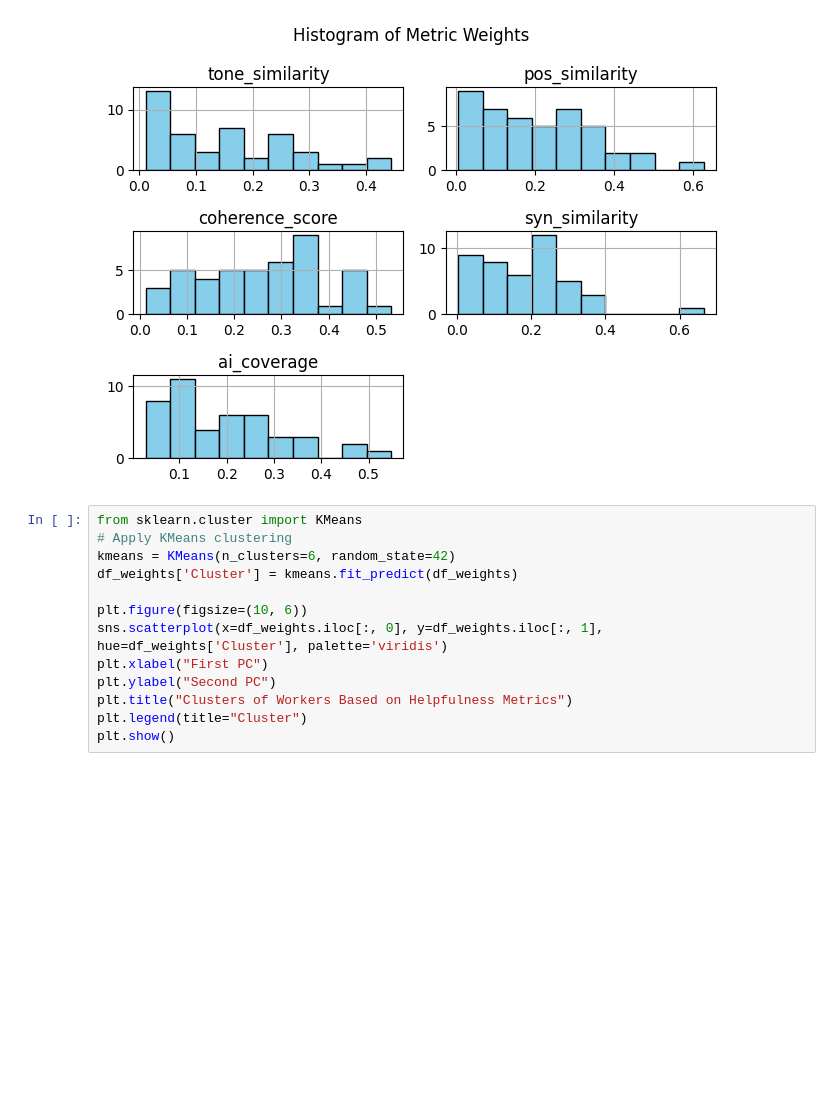
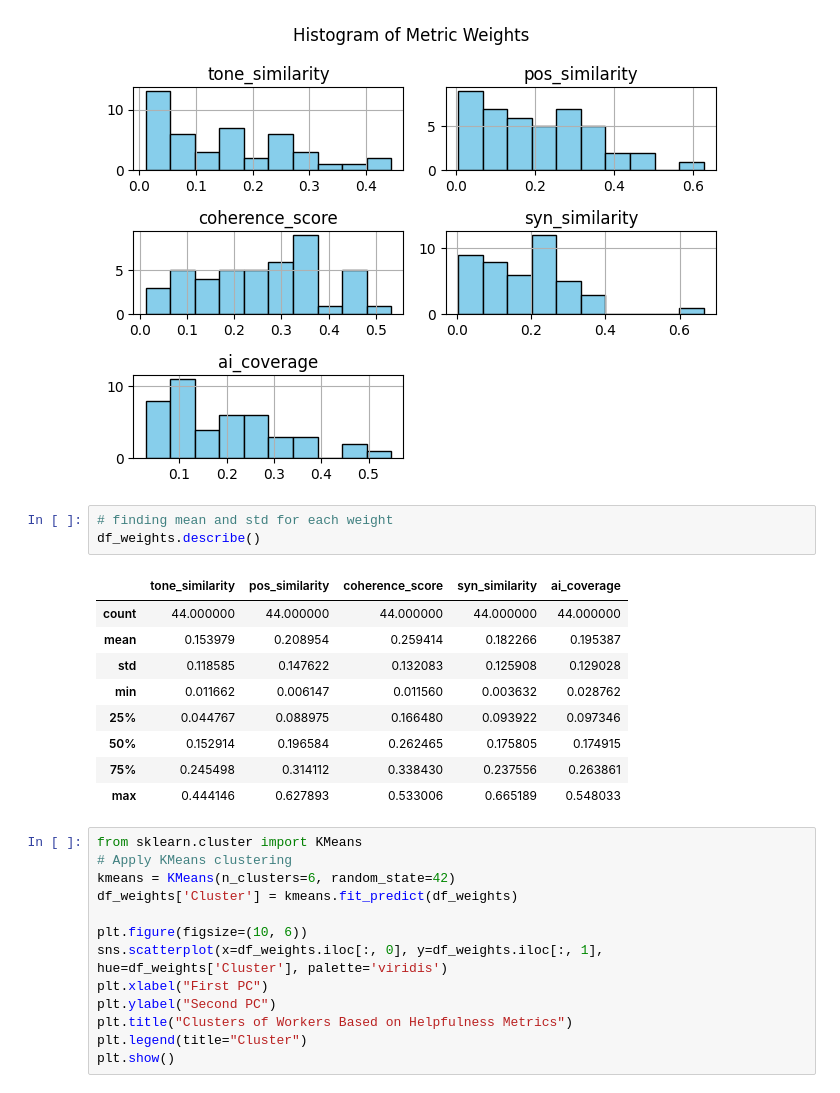
Before and after one commit to northofsophia/Helpfulness, a Jupyter notebook: Code/weightedSum.ipynb, the cells around one changed output. Drawn from its saved outputs; the diff is of its cells as text; blank space fills up the shorter version.

Commit message:
added descriptive metrics for weights

```diff
--- a/Code/weightedSum.ipynb
+++ b/Code/weightedSum.ipynb
@@ -137,6 +137,19 @@ plt.show()
 # %% [output]
 <Figure size 400x1000 with 0 Axes>
 [figure]
+# %%
+# finding mean and std for each weight
+df_weights.describe()
+# %% [output]
+|  | tone_similarity | pos_similarity | coherence_score | syn_similarity | ai_coverage |
+| count | 44.000000 | 44.000000 | 44.000000 | 44.000000 | 44.000000 |
+| mean | 0.153979 | 0.208954 | 0.259414 | 0.182266 | 0.195387 |
+| std | 0.118585 | 0.147622 | 0.132083 | 0.125908 | 0.129028 |
+| min | 0.011662 | 0.006147 | 0.011560 | 0.003632 | 0.028762 |
+| 25% | 0.044767 | 0.088975 | 0.166480 | 0.093922 | 0.097346 |
+| 50% | 0.152914 | 0.196584 | 0.262465 | 0.175805 | 0.174915 |
+| 75% | 0.245498 | 0.314112 | 0.338430 | 0.237556 | 0.263861 |
+| max | 0.444146 | 0.627893 | 0.533006 | 0.665189 | 0.548033 |
 # %%
 from sklearn.cluster import KMeans
 # Apply KMeans clustering
```
Also changed, not shown: 1 other file.
